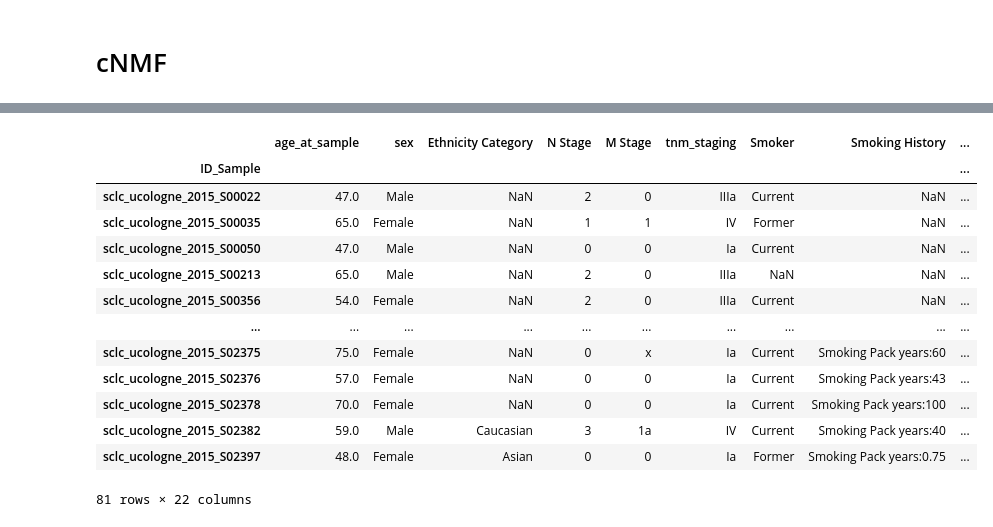
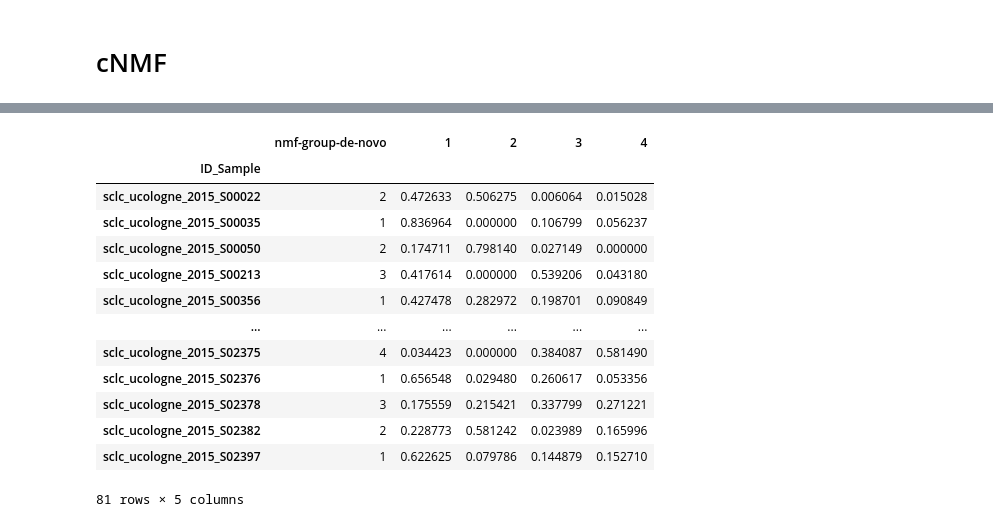
Before and after one commit to Rafael-Silva-Oliveira/subtyping, a Jupyter notebook: EGAD00001001244.ipynb, the cells around one changed output, grey strips where cells are left out. Drawn from its saved outputs; the diff is of its cells as text; code cells hidden in the pictures.

```diff
--- a/EGAD00001001244.ipynb
+++ b/EGAD00001001244.ipynb
@@ -304,20 +273,20 @@ Saving top 5000 NMF genes to ./nmf_genes.csv
 # %%
-adata_nmf.obs
+adata_nmf.obs[["nmf-group-de-novo",1,2,3,4]]
 # %% [output]
-|  | age_at_sample | sex | Ethnicity Category | N Stage | M Stage | tnm_staging | Smoker | Smoking History | ... |
-| ID_Sample |  |  |  |  |  |  |  |  | ... |
-| sclc_ucologne_2015_S00022 | 47.0 | Male | NaN | 2 | 0 | IIIa | Current | NaN | ... |
-| sclc_ucologne_2015_S00035 | 65.0 | Female | NaN | 1 | 1 | IV | Former | NaN | ... |
-| sclc_ucologne_2015_S00050 | 47.0 | Male | NaN | 0 | 0 | Ia | Current | NaN | ... |
-| sclc_ucologne_2015_S00213 | 65.0 | Male | NaN | 2 | 0 | IIIa | NaN | NaN | ... |
-| sclc_ucologne_2015_S00356 | 54.0 | Female | NaN | 2 | 0 | IIIa | Current | NaN | ... |
-| ... | ... | ... | ... | ... | ... | ... | ... | ... | ... |
-| sclc_ucologne_2015_S02375 | 75.0 | Female | NaN | 0 | x | Ia | Current | Smoking Pack years:60 | ... |
-| sclc_ucologne_2015_S02376 | 57.0 | Female | NaN | 0 | 0 | Ia | Current | Smoking Pack years:43 | ... |
-| sclc_ucologne_2015_S02378 | 70.0 | Female | NaN | 0 | 0 | Ia | Current | Smoking Pack years:100 | ... |
-| sclc_ucologne_2015_S02382 | 59.0 | Male | Caucasian | 3 | 1a | IV | Current | Smoking Pack years:40 | ... |
-| sclc_ucologne_2015_S02397 | 48.0 | Female | Asian | 0 | 0 | Ia | Former | Smoking Pack years:0.75 | ... |
+|  | nmf-group-de-novo | 1 | 2 | 3 | 4 |
+| ID_Sample |  |  |  |  |  |
+| sclc_ucologne_2015_S00022 | 2 | 0.472633 | 0.506275 | 0.006064 | 0.015028 |
+| sclc_ucologne_2015_S00035 | 1 | 0.836964 | 0.000000 | 0.106799 | 0.056237 |
+| sclc_ucologne_2015_S00050 | 2 | 0.174711 | 0.798140 | 0.027149 | 0.000000 |
+| sclc_ucologne_2015_S00213 | 3 | 0.417614 | 0.000000 | 0.539206 | 0.043180 |
+| sclc_ucologne_2015_S00356 | 1 | 0.427478 | 0.282972 | 0.198701 | 0.090849 |
+| ... | ... | ... | ... | ... | ... |
+| sclc_ucologne_2015_S02375 | 4 | 0.034423 | 0.000000 | 0.384087 | 0.581490 |
+| sclc_ucologne_2015_S02376 | 1 | 0.656548 | 0.029480 | 0.260617 | 0.053356 |
+| sclc_ucologne_2015_S02378 | 3 | 0.175559 | 0.215421 | 0.337799 | 0.271221 |
+| sclc_ucologne_2015_S02382 | 2 | 0.228773 | 0.581242 | 0.023989 | 0.165996 |
+| sclc_ucologne_2015_S02397 | 1 | 0.622625 | 0.079786 | 0.144879 | 0.152710 |
-81 rows × 22 columns
+81 rows × 5 columns
 # %%
 key_markers_boxplot = pd.DataFrame(
 	adata_nmf.layers["log_tpm_counts"],
```
Also changed, not shown: parts of 5 cells of this notebook, 1 other file.
